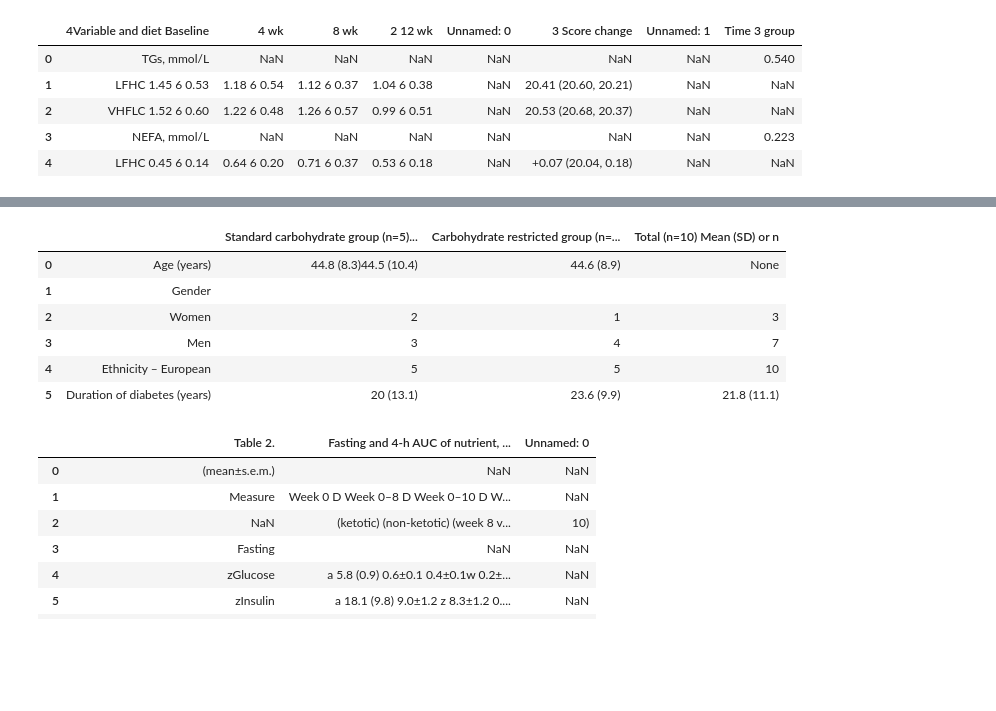
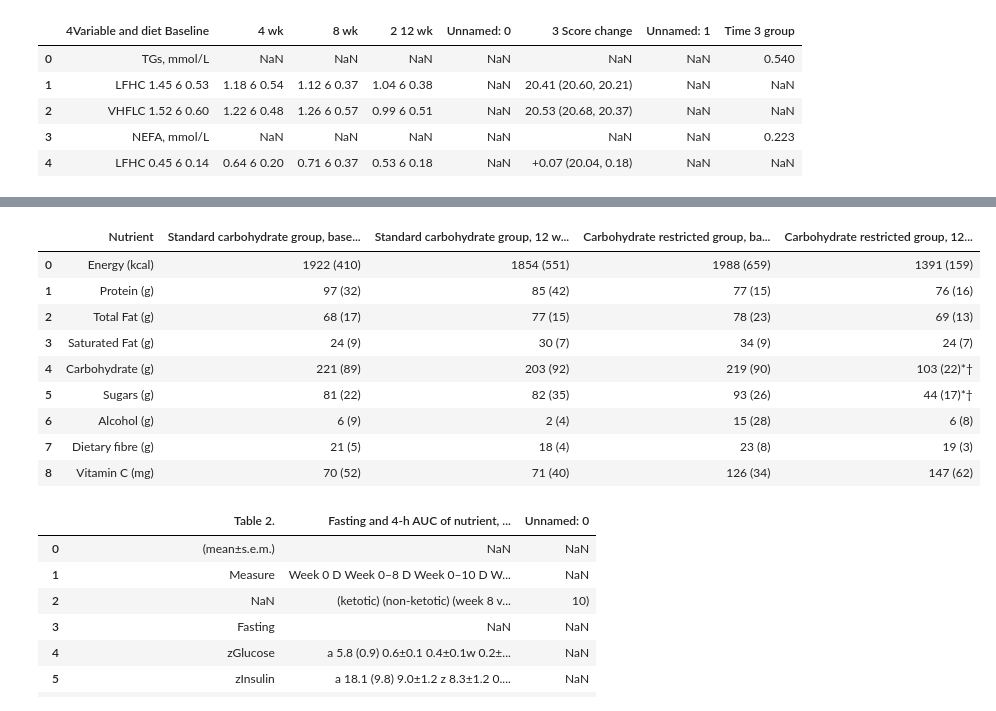
Before and after one commit to oas95/Dietary_Interventions_for_Insulin_Sensitivy_Project, a Jupyter notebook: PyDIonIS/data_extraction.ipynb, the cells around one changed output, grey strips where cells are left out. Cells and saved outputs as stored; diff of their text form; code cells hidden in the pictures; blank space fills up the shorter version.

```diff
--- a/PyDIonIS/data_extraction.ipynb
+++ b/PyDIonIS/data_extraction.ipynb
@@ -165,59 +173,58 @@ EIJo_df
 # %%
 #Krebs Table Extraction LCHF
 #Tables cant be extracted
 #Characteristics of participants
 ColumnsKr = ['', 'Standard carbohydrate group (n=5) Mean (SD) or n', 'Carbohydrate restricted group (n=5) Mean (SD) or n', 'Total (n=10) Mean (SD) or n']
 r1 = ['Age (years)', '44.8 (8.3)' '44.5 (10.4)', '44.6 (8.9)']
 r2 = ['Gender', '', '', '']
 r3 = ['Women', '2', '1', '3']
 r4 = ['Men', '3', '4', '7']
 r5 = ['Ethnicity – European', '5', '5','10']
 r6 = ['Duration of diabetes (years)', '20 (13.1)', '23.6 (9.9)', '21.8 (11.1)']
 
 kr_df = pd.DataFrame([r1, r2, r3, r4, r5, r6], columns=ColumnsKr)
 
 #Outcome Measures by group
-Standard carbohydrate group (n=5)
-Mean (SD)
-Carbohydrate restricted group (n=5)
-Mean (SD)
-Baseline 12 weeks Baseline 12 weeks
-Weight (kg) 82.3 (25.6) 81.9 (25.3) 83.2 (11.0) 78.0 (6.4)
-BMI (kg/m2
-) 27.7 (6.2) 27.6 (6.1) 27.5 (2.2) 25.8 (1.0)
-HbA1c (mmol/mol) 57 (9) 57 (9) 63 (10) 55 (4)†
- (%) 7.4 (0.9) 7.4 (0.9) 7.9 (0.9) 7.2 (0.4)
-Total daily insulin (units) 40.6 (7.8) 44.8 (12.4) 64.4 (25.3) 44.2 (16.5)*†
-Mean CGMS glucose (mmol/L) 9.3 (1.9) 10.1 (2.9) 10.2 (2.3) 8.9 (0.8)
-MAGE 7.26 (1.34) 8.32 (3.53) 8.46 (1.22) 8.62 (1.16)
-Systolic blood pressure (mmHg) 119 (26.1) 125 (25.3) 120 (10.9) 114.5 (16.0)
-Diastolic blood pressure (mmHg) 74.2 (15.5) 71.1 (17.9) 72.4 (11.3) 64.8 (6.7)
-Serum creatinine (μmol/L) 76.8 (14.1) 78.2 (14.1) 84.6 (15.1) 83.6 (15.8)
-Total cholesterol (mmol/L) 4.7 (0.8) 4.6 (0.6) 4.7 (0.9) 4.6 (1.0)
-LDL (mmol/L) 2.5 (0.7) 2.5 (0.5) 2.7 (0.9) 2.8 (0.8)
-HDL (mmol/L) 1.8 (0.3) 1.8 (0.4) 1.7 (0.2) 1.5 (0.2)
+ColumnsKr1 = ['', 'Standard carbohydrate group, Baseline (n=5) Mean (SD)', 'Standard carbohydrate group, 12 weeks', 'Carbohydrate restricted group, Baseline (n=5) Mean (SD)', 'Carbohydrate restricted group, 12 weeks (n=5) Mean (SD)']
+o1 = ['Weight (kg)', '82.3 (25.6)', '81.9 (25.3)', '83.2 (11.0)', '78.0 (6.4)']
+o2 = ['BMI (kg/m2)', '27.7 (6.2)', '27.6 (6.1)', '27.5 (2.2)', '25.8 (1.0)']
+o3 = ['HbA1c (mmol/mol)', '57 (9)', '57 (9)', '63 (10)', '55 (4)']
+o3a = [' (%)', '7.4 (0.9)', '7.4 (0.9)', '7.9 (0.9)', '7.2 (0.4)']
+o4 = ['Total daily insulin (units)', '40.6 (7.8)', '44.8 (12.4)', '64.4 (25.3)', '44.2 (16.5)*†']
+o5 = ['Mean CGMS glucose (mmol/L)', '9.3 (1.9)', '10.1 (2.9)', '10.2 (2.3)', '8.9 (0.8)']
+o6 = ['MAGE', '7.26 (1.34)', '8.32 (3.53)', '8.46 (1.22)', '8.62 (1.16)']
+o7 = ['Systolic blood pressure (mmHg)', '119 (26.1)', '125 (25.3)', '120 (10.9)', '114.5 (16.0)']
+o8 = ['Diastolic blood pressure (mmHg)', '74.2 (15.5)', '71.1 (17.9)', '72.4 (11.3)', '64.8 (6.7)']
+o9 = ['Serum creatinine (μmol/L)', '76.8 (14.1)', '78.2 (14.1)', '84.6 (15.1)', '83.6 (15.8)']
+o10 = ['Total cholesterol (mmol/L)', '4.7 (0.8)', '4.6 (0.6)', '4.7 (0.9)', '4.6 (1.0)']
+o11 = ['LDL (mmol/L)', '2.5 (0.7)', '2.5 (0.5)', '2.7 (0.9)', '2.8 (0.8)']
+o12 = ['HDL (mmol/L)', '1.8 (0.3)', '1.8 (0.4)', '1.7 (0.2)', '1.5 (0.2)']
+
+kr1_df = pd.DataFrame([o1, o2, o3, o3a, o4, o5 , o6, o7, o8, o9, o10, o11, o12], columns=ColumnsKr1)
 
 #Dietary Intakes
-Nutrient
-Standard carbohydrate group (n=5)
-Mean (SD)
-Carbohydrate restricted group (n=5)
-Mean (SD)
-Baseline 12 weeks Baseline 12 weeks
-Energy (kcal) 1922 (410) 1854 (551) 1988 (659) 1391 (159)
-Protein (g) 97 (32) 85 (42) 77 (15) 76 (16)
-Total Fat (g) 68 (17) 77 (15) 78 (23) 69 (13)
-Saturated Fat (g) 24 (9) 30 (7) 34 (9) 24 (7)
-Carbohydrate (g) 221 (89) 203 (92) 219 (90) 103 (22)*†
-Sugars (g) 81 (22) 82 (35) 93 (26) 44 (17)*†
-Alcohol (g) 6 (9) 2 (4) 15 (28) 6 (8)
-Dietary fibre (g) 21 (5) 18 (4) 23 (8) 19 (3)
-Vitamin C (mg) 70 (52) 71 (40) 126 (34) 147 (62)
+ColumnsKr2 = ['Nutrient', 'Standard carbohydrate group, baseline (n=5) Mean (SD)', 'Standard carbohydrate group, 12 week (n=5) Mean (SD)', 'Carbohydrate restricted group, baseline (n=5) Mean (SD)', 'Carbohydrate restricted group, 12 weeks (n=5) Mean (SD)']
+n1 = ['Energy (kcal)', '1922 (410)', '1854 (551)', '1988 (659)', '1391 (159)']
+n2 = ['Protein (g)', '97 (32)', '85 (42)', '77 (15)', '76 (16)']
+n3 = ['Total Fat (g)', '68 (17)', '77 (15)', '78 (23)', '69 (13)']
+n4 = ['Saturated Fat (g)', '24 (9)', '30 (7)', '34 (9)', '24 (7)']
+n5 = ['Carbohydrate (g)', '221 (89)', '203 (92)', '219 (90)', '103 (22)*†']
+n6 = ['Sugars (g)', '81 (22)', '82 (35)', '93 (26)', '44 (17)*†']
+n7 = ['Alcohol (g)', '6 (9)', '2 (4)', '15 (28)', '6 (8)']
+n8 = ['Dietary fibre (g)', '21 (5)', '18 (4)', '23 (8)', '19 (3)']
+n9 = ['Vitamin C (mg)', '70 (52)', '71 (40)', '126 (34)', '147 (62)']
+
+kr2_df = pd.DataFrame([n1, n2, n3, n4, n5, n6, n7, n8, n9], columns=ColumnsKr2)
+
+kr2_df
 # %% [output]
-|  |  | Standard carbohydrate group (n=5)... | Carbohydrate restricted group (n=... | Total (n=10) Mean (SD) or n |
-| 0 | Age (years) | 44.8 (8.3)44.5 (10.4) | 44.6 (8.9) | None |
-| 1 | Gender |  |  |  |
-| 2 | Women | 2 | 1 | 3 |
-| 3 | Men | 3 | 4 | 7 |
-| 4 | Ethnicity – European | 5 | 5 | 10 |
-| 5 | Duration of diabetes (years) | 20 (13.1) | 23.6 (9.9) | 21.8 (11.1) |
+|  | Nutrient | Standard carbohydrate group, base... | Standard carbohydrate group, 12 w... | Carbohydrate restricted group, ba... | Carbohydrate restricted group, 12... |
+| 0 | Energy (kcal) | 1922 (410) | 1854 (551) | 1988 (659) | 1391 (159) |
+| 1 | Protein (g) | 97 (32) | 85 (42) | 77 (15) | 76 (16) |
+| 2 | Total Fat (g) | 68 (17) | 77 (15) | 78 (23) | 69 (13) |
+| 3 | Saturated Fat (g) | 24 (9) | 30 (7) | 34 (9) | 24 (7) |
+| 4 | Carbohydrate (g) | 221 (89) | 203 (92) | 219 (90) | 103 (22)*† |
+| 5 | Sugars (g) | 81 (22) | 82 (35) | 93 (26) | 44 (17)*† |
+| 6 | Alcohol (g) | 6 (9) | 2 (4) | 15 (28) | 6 (8) |
+| 7 | Dietary fibre (g) | 21 (5) | 18 (4) | 23 (8) | 19 (3) |
+| 8 | Vitamin C (mg) | 70 (52) | 71 (40) | 126 (34) | 147 (62) |
```
Also changed, not shown: parts of 13 cells of this notebook.
